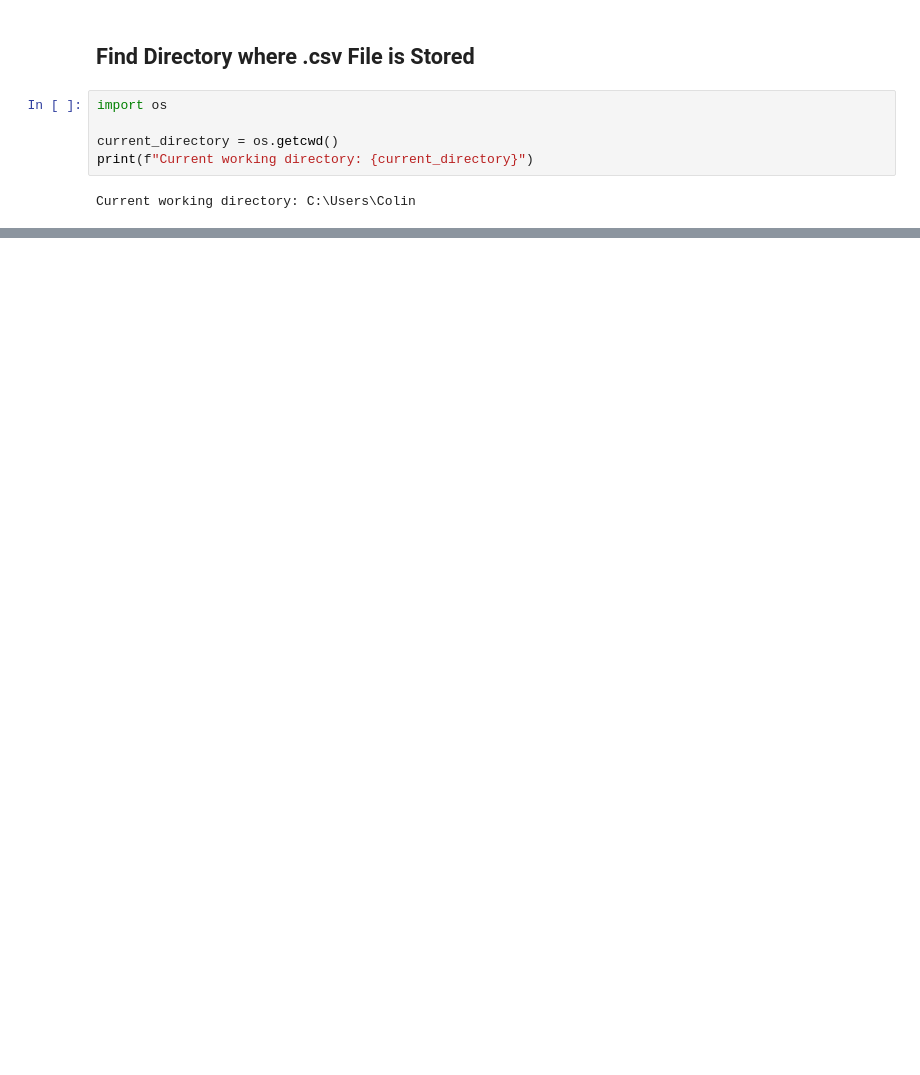
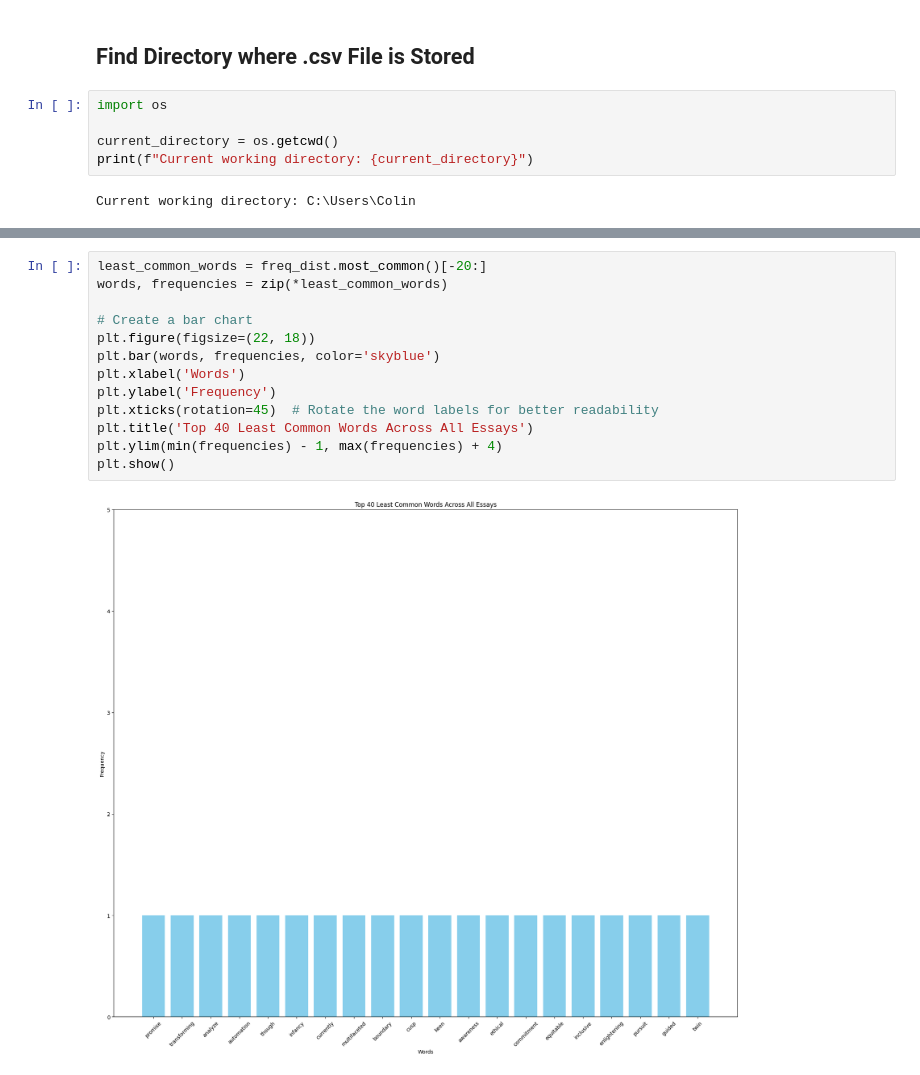
Before and after one commit to BroganDev21/Senior-Project, a Jupyter notebook: SeniorProject.ipynb, the cells around one changed output, grey strips where cells are left out. Drawn from its saved outputs; the diff is of its cells as text; blank space fills up the shorter version.

```diff
--- a/SeniorProject.ipynb
+++ b/SeniorProject.ipynb
@@ -126,0 +188,15 @@ Current working directory: C:\Users\Colin
+# %%
+least_common_words = freq_dist.most_common()[-20:]
+words, frequencies = zip(*least_common_words)
+
+# Create a bar chart
+plt.figure(figsize=(22, 18))
+plt.bar(words, frequencies, color='skyblue')
+plt.xlabel('Words')
+plt.ylabel('Frequency')
+plt.xticks(rotation=45)  # Rotate the word labels for better readability
+plt.title('Top 40 Least Common Words Across All Essays')
+plt.ylim(min(frequencies) - 1, max(frequencies) + 4)
+plt.show()
+# %% [output]
+[figure, added]
```
Also changed, not shown: parts of 13 cells of this notebook.
